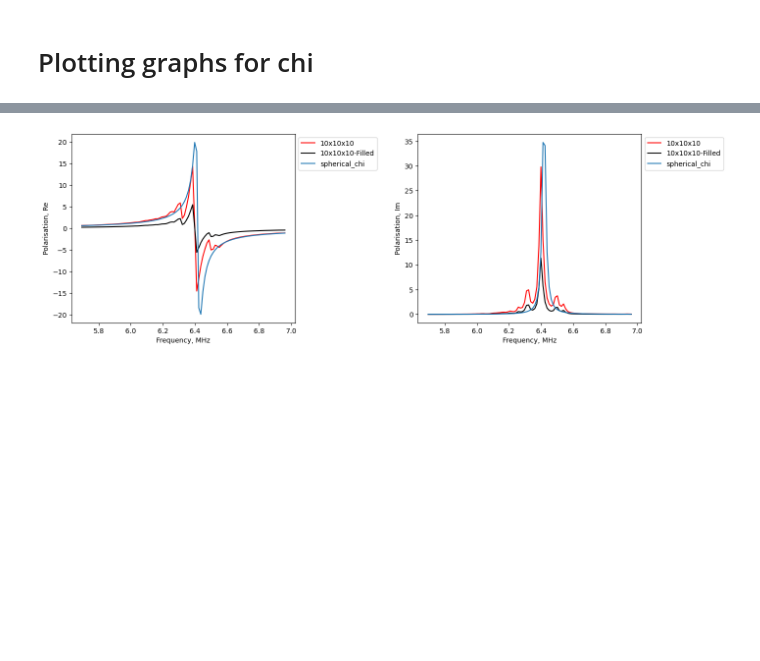
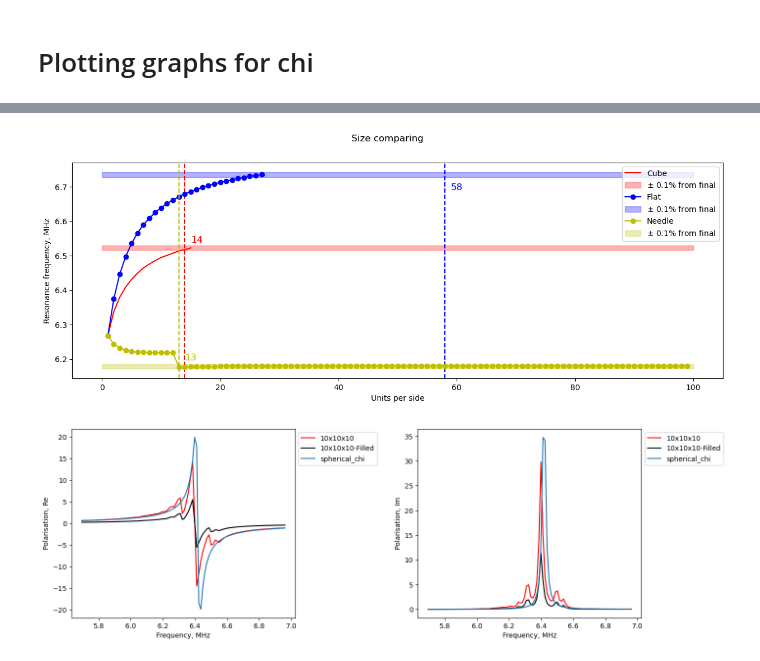
Before and after one commit to broshura/Discrete_Model_Of_Metamaterial_Lens, a Jupyter notebook: Code/FormComparing.ipynb, the cells around one changed output, grey strips where cells are left out. Drawn from its saved outputs; the diff is of its cells as text; code cells hidden in the pictures; blank space fills up the shorter version.

```diff
--- a/Code/FormComparing.ipynb
+++ b/Code/FormComparing.ipynb
@@ -508,3 +278,88 @@ plt.show()
+# %%
+# Compare exact structures
+import json
+import numpy as np
+import matplotlib.pyplot as plt
+
+# Compare big, average and small cube structures
+
+plt.figure(figsize=(15, 5))
+plt.subplots_adjust(wspace=0.3, hspace=0.3)
+
+N = np.arange(1, 16)
+Resounance_Frequence = []
+for n in N:
+    Params['N'], Params['shape'] = to3D(n, n, n, 'zyx')
+    data = open_model('DATA', Params, Currents = 'False', Polarization = 'True')
+    Resounance_Frequence.append(data['Omega'][np.argmax(data['Polarization'][:, 0].imag)])
+
+Resounance_Frequence = np.array(Resounance_Frequence)
+Limit_Frequence = Resounance_Frequence[-1]
+delta = 0.001 * Limit_Frequence
+first_after = N[np.where(np.abs(Resounance_Frequence - Limit_Frequence) < delta)[0][0]]
+
+
+plt.suptitle('Size comparing')
+plt.plot(N, Resounance_Frequence/1e6/2/np.pi,
+          label = 'Cube', color = 'red')
+plt.fill_between([0, 100], (Limit_Frequence - delta)/1e6/2/np.pi, (Limit_Frequence + delta)/1e6/2/np.pi,
+                 color = 'red', alpha = 0.3,
+                 label = '$\pm$ 0.1% from final')
+plt.axvline(x=first_after, color = 'red', linestyle = '--')
+plt.text(first_after+1, Resounance_Frequence[np.where(np.abs(Resounance_Frequence - Limit_Frequence) < delta)[0][0]]/1e6/2/np.pi+0.02, f'{first_after}', fontsize=12, color='r')
+
+# Compare big, average and small flat structures
+
+Resounance_Frequence = []
+
+N = np.arange(1, 28)
+for n in N:
+    Params['N'], Params['shape'] = to3D(1, n, n, 'zyx')
+    data = open_model('DATA', Params, Currents = 'False', Polarization = 'True')
+    Resounance_Frequence.append(data['Omega'][np.argmax(data['Polarization'][:, 0].imag)])
+
+Resounance_Frequence = np.array(Resounance_Frequence)
+Limit_Frequence = Resounance_Frequence[-1]
+delta = 0.001 * Limit_Frequence
+first_after = N[np.where(np.abs(Resounance_Frequence - Limit_Frequence) < delta)[0][0]]
+
+plt.plot(N, Resounance_Frequence/1e6/2/np.pi,
+          label = 'Flat', color = 'blue', marker = 'o')
+plt.fill_between([0, 100], (Limit_Frequence - delta)/1e6/2/np.pi, (Limit_Frequence + delta)/1e6/2/np.pi,
+                 color = 'blue', alpha = 0.3,
+                 label = '$\pm$ 0.1% from final')
+plt.axvline(x=58, color = 'blue', linestyle = '--')
+plt.text(58+1, Resounance_Frequence[np.where(np.abs(Resounance_Frequence - Limit_Frequence) < delta)[0][0]]/1e6/2/np.pi-0.04, f'{58}', fontsize=12, color='blue')
+
+# Compare big, average and small needle structures
+
+Resounance_Frequence = []
+N = np.arange(1, 100)
+
+for n in N:
+    Params['N'], Params['shape'] = to3D(n, 1, 1, 'zyx')
+    data = open_model('DATA', Params, Currents = 'False', Polarization = 'True')
+    Resounance_Frequence.append(data['Omega'][np.argmax(data['Polarization'][:, 0].imag)])
+
+Resounance_Frequence = np.array(Resounance_Frequence)
+Limit_Frequence = Resounance_Frequence[-1]
+delta = 0.001 * Limit_Frequence
+first_after = N[np.where(np.abs(Resounance_Frequence - Limit_Frequence) < delta)[0][0]]
+
+plt.plot(N, Resounance_Frequence/1e6/2/np.pi,
+          label = 'Needle', color = 'y', marker=  'o')
+plt.fill_between([0, 100], (Limit_Frequence - delta)/1e6/2/np.pi, (Limit_Frequence + delta)/1e6/2/np.pi,
+                 color = 'y', alpha = 0.3,
+                 label = '$\pm$ 0.1% from final')
+plt.axvline(x=first_after, color = 'y', linestyle = '--')
+plt.text(first_after+1, Resounance_Frequence[np.where(np.abs(Resounance_Frequence - Limit_Frequence) < delta)[0][0]]/1e6/2/np.pi+0.02, f'{first_after}', fontsize=12, color='y')
+
+plt.xlabel('Units per side')
+plt.ylabel('Resonance frequency, MHz')
+plt.legend()
+plt.show()
+# %% [output]
+[figure, added]
 # %%
 # Theory plotting
 for theory in [spherical_chi, disk_chi, needle_chi]:
```
Also changed, not shown: parts of 12 cells of this notebook, 4 other files.
